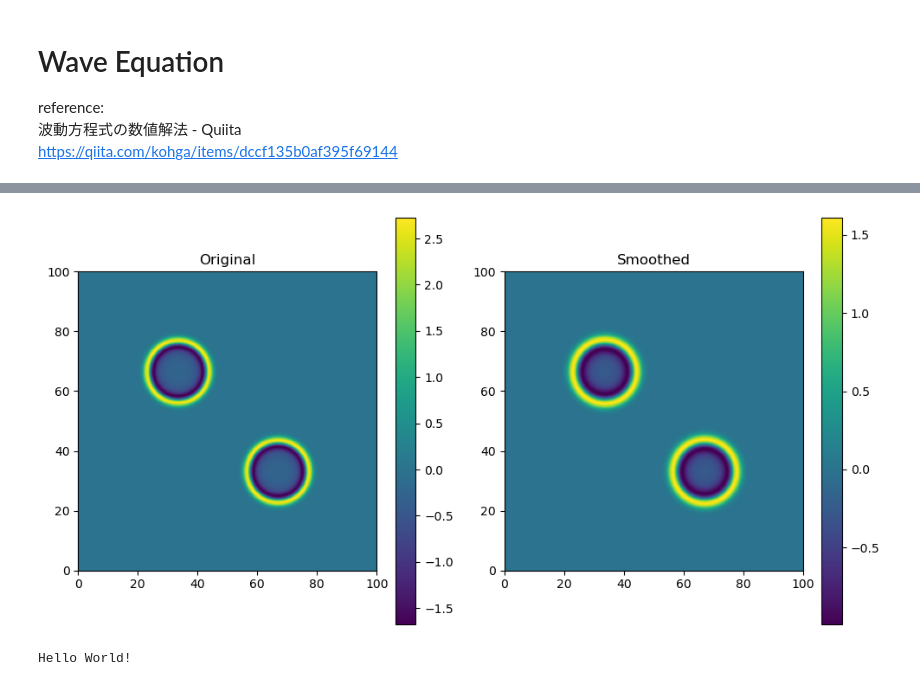
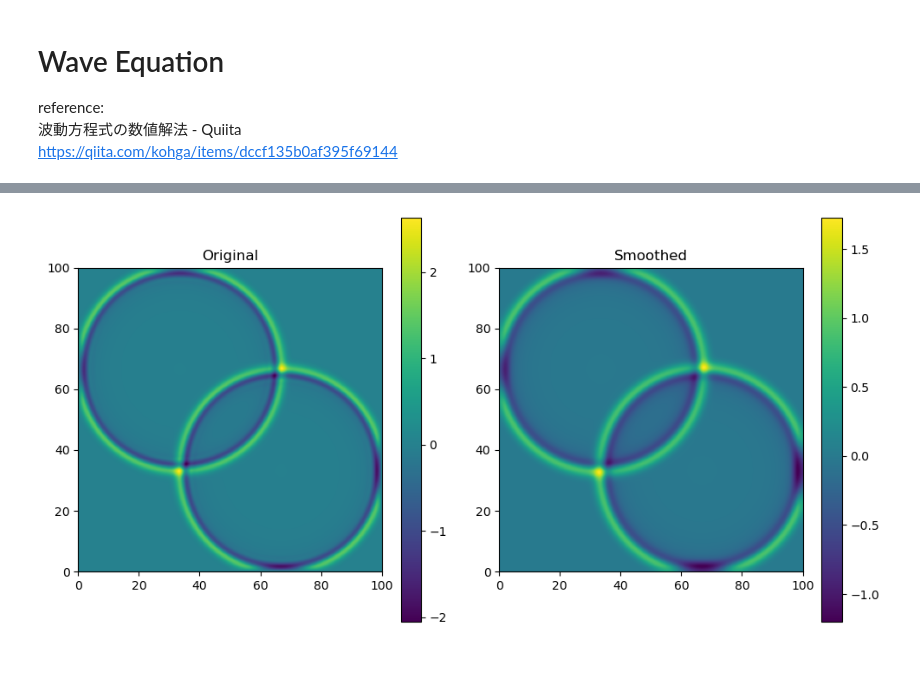
Before and after one commit to tnkm23/Wave-Equation, a Jupyter notebook: Wave_Equation.ipynb, the cells around one changed output, grey strips where cells are left out. Cells and saved outputs as stored; diff of their text form; code cells hidden in the pictures.

```diff
--- a/Wave_Equation.ipynb
+++ b/Wave_Equation.ipynb
@@ -8,24 +20,28 @@ import numpy as np
 import matplotlib.pyplot as plt
 from scipy.ndimage import gaussian_filter
 
+# 波動方程式を解くWaveSolverクラスの定義
 class WaveSolver:
     def __init__(self):
-        self.kWaveGrid = 300
-        self.kWaveWidth = 100
-        self._u_cur = np.zeros((self.kWaveGrid, self.kWaveGrid))
-        self._u_new = np.zeros((self.kWaveGrid, self.kWaveGrid))
-        self._u_pre = np.zeros((self.kWaveGrid, self.kWaveGrid))
-        self.reset()
+        self.kWaveGrid = 300  # グリッドのサイズ
+        self.kWaveWidth = 100  # 波の幅
+        self._u_cur = np.zeros((self.kWaveGrid, self.kWaveGrid))  # 現在の波の高さ
+        self._u_new = np.zeros((self.kWaveGrid, self.kWaveGrid))  # 新しい波の高さ
+        self._u_pre = np.zeros((self.kWaveGrid, self.kWaveGrid))  # 前の時刻の波の高さ
+        self.reset()  # 初期化
 
     def reset(self):
+        # ガウス関数を定義
         def gauss(x, sigma):
             return 1.0 / np.sqrt(2 * np.pi) * sigma * np.exp(-x * x / (2.0 * sigma * sigma))
 
         cx1, cy1 = self.kWaveGrid // 3, self.kWaveGrid // 3
         cx2, cy2 = self.kWaveGrid * 2 // 3, self.kWaveGrid * 2 // 3
 
+        # グリッド上の各位置における波の高さを初期化
         for x in range(1, self.kWaveGrid - 1):
             for y in range(1, self.kWaveGrid - 1):
+                # 2つのガウス分布に基づいて波の高さを設定
                 norm1 = np.linalg.norm(np.array([x, y]) - np.array([cx1, cy1]))
                 value1 = gauss(norm1, 3.0) * 20.0
 
@@ -34,6 +50,7 @@ class WaveSolver:
 
                 self._u_cur[x, y] = value1 + value2
 
+        # 前の時刻と新しい波の高さを現在の波の高さで初期化
         self._u_pre[:] = self._u_new[:] = self._u_cur[:]
 
     def step(self):
@@ -42,63 +59,46 @@ class WaveSolver:
         c = 2.0
         mul = deltaT * deltaT * c * c / (deltaX * deltaX)
 
+        # グリッド上の各位置における新しい波の高さを計算
+        # 境界条件は初期値のまま0とする（for文から除外）
         for x in range(1, self.kWaveGrid - 1):
             for y in range(1, self.kWaveGrid - 1):
                 uL = self._u_cur[x - 1, y]
                 uR = self._u_cur[x + 1, y]
                 uT = self._u_cur[x, y - 1]
                 uB = self._u_cur[x, y + 1]
 
                 u_pre = self._u_pre[x, y]
                 u = self._u_cur[x, y]
+                # 波動方程式の差分法による更新
                 self._u_new[x, y] = u + u - u_pre + mul * (-4.0 * u + uL + uR + uT + uB)
 
+        # 前の時刻、現在の波の高さ、新しい波の高さを更新
         self._u_pre, self._u_cur, self._u_new = self._u_cur, self._u_new, self._u_pre
 
-    def value(self, x, y):
-        return self._u_cur[x, y]
-
-    def widthN(self):
-        return self.kWaveGrid
-
-    def heightN(self):
-        return self.kWaveGrid
-
-    def width(self):
-        return self.kWaveWidth
-
-    def height(self):
-        return self.kWaveWidth
-
-# Create an instance of the WaveSolver class
+# WaveSolverクラスのインスタンスを作成
 wave_solver = WaveSolver()
 
-# Simulation loop
-for i in range(300):
+# シミュレーションループ
+for i in range(1000):
     wave_solver.step()
 
-# Create a smoothed image for visualization
+# 可視化のために平滑化した波の高さを計算
 smoothed_image = gaussian_filter(wave_solver._u_cur, sigma=3)
 
-# Display the original and smoothed images
+# オリジナルと平滑化した波の高さを表示
 plt.figure(figsize=(10, 5))
 plt.subplot(1, 2, 1)
-plt.imshow(wave_solver._u_cur, cmap='viridis', extent=[0, wave_solver.width(), 0, wave_solver.height()])
-plt.title('Original')
+plt.imshow(wave_solver._u_cur, cmap='viridis', extent=[0, wave_solver.kWaveWidth, 0, wave_solver.kWaveWidth])
+plt.title('Original')  # オリジナルの波の高さの表示
 plt.colorbar()
 
 plt.subplot(1, 2, 2)
-plt.imshow(smoothed_image, cmap='viridis', extent=[0, wave_solver.width(), 0, wave_solver.height()])
-plt.title('Smoothed')
+plt.imshow(smoothed_image, cmap='viridis', extent=[0, wave_solver.kWaveWidth, 0, wave_solver.kWaveWidth])
+plt.title('Smoothed')  # 平滑化した波の高さの表示
 plt.colorbar()
 
 plt.tight_layout()
 plt.show()
-
-ssh-keygen -t ed25519 -C "ban.apa0610@gmail.com"
 # %% [output]
-[figure, old version]
+[figure, new version]
-# %%
-print("Hello World!")
-# %% [output]
-Hello World!
```
Also changed, not shown: parts of 13 cells of this notebook, 1 other file.
